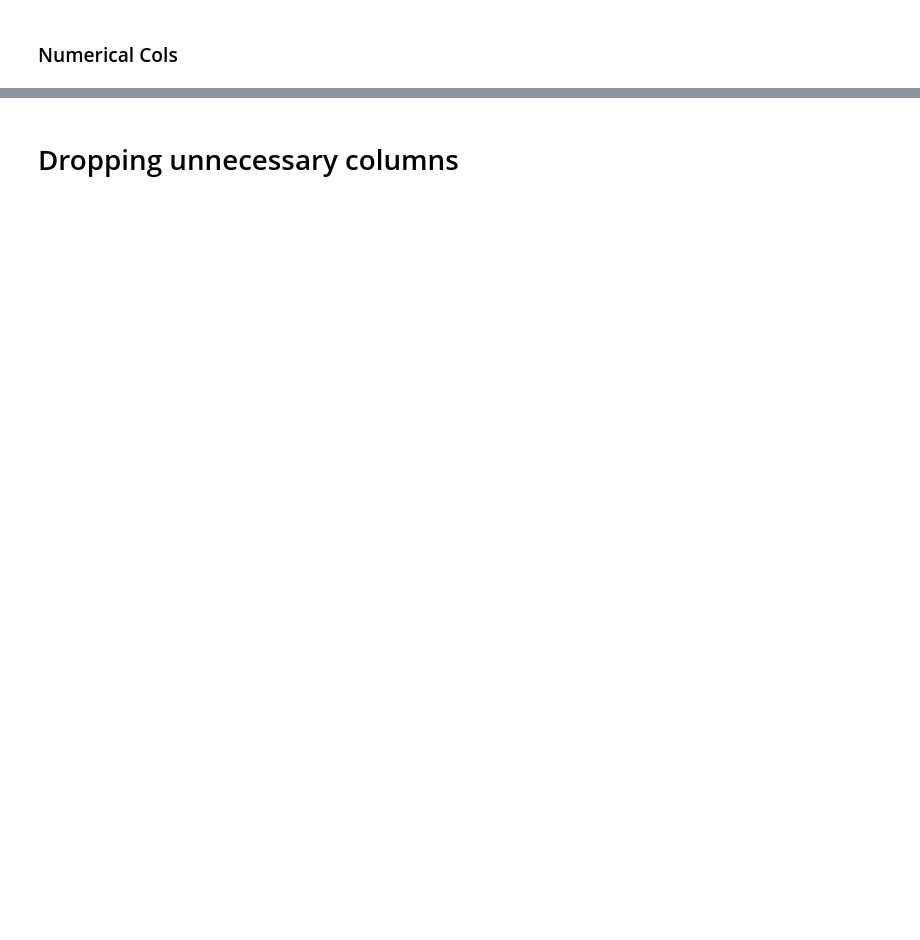
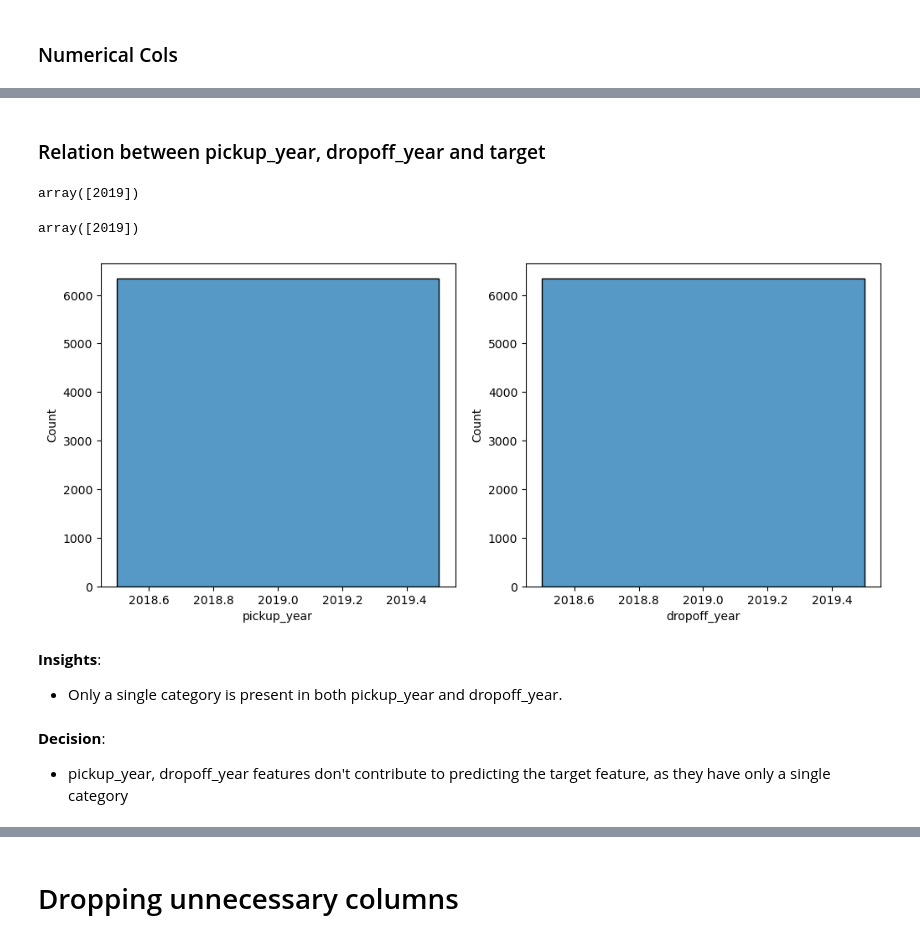
Before and after one commit to akashgardas/Machine-Learning, a Jupyter notebook: Linear_Regression_MLR/Taxies_Data_Seaborn/MLR_EDA_taxis_seaborn.ipynb, the cells around one changed output, grey strips where cells are left out. Cells and saved outputs as stored; diff of their text form; code cells hidden in the pictures; blank space fills up the shorter version.

```diff
--- a/Linear_Regression_MLR/Taxies_Data_Seaborn/MLR_EDA_taxis_seaborn.ipynb
+++ b/Linear_Regression_MLR/Taxies_Data_Seaborn/MLR_EDA_taxis_seaborn.ipynb
@@ -1311,0 +1392,25 @@ inaffective_features.append('dropoff_dayname')
+# %% [markdown]
+### Relation between pickup_year, dropoff_year and target
+# %%
+df.pickup_year.unique()
+# %% [output]
+array([2019])
+# %%
+df.dropoff_year.unique()
+# %% [output]
+array([2019])
+# %%
+plt.figure(figsize=(12, 5))
+plt.subplot(1, 2, 1)
+sns.histplot(data=df, x='pickup_year')
+plt.subplot(1, 2, 2)
+sns.histplot(data=df, x='dropoff_year')
+plt.show()
+# %% [output]
+[figure, added]
+# %% [markdown]
+**Insights**:
+- Only a single category is present in both pickup_year and dropoff_year.
+# %% [markdown]
+**Decision**:
+- pickup_year, dropoff_year features don't contribute to predicting the target feature, as they have only a single category
```
Also changed, not shown: parts of 112 cells of this notebook.
